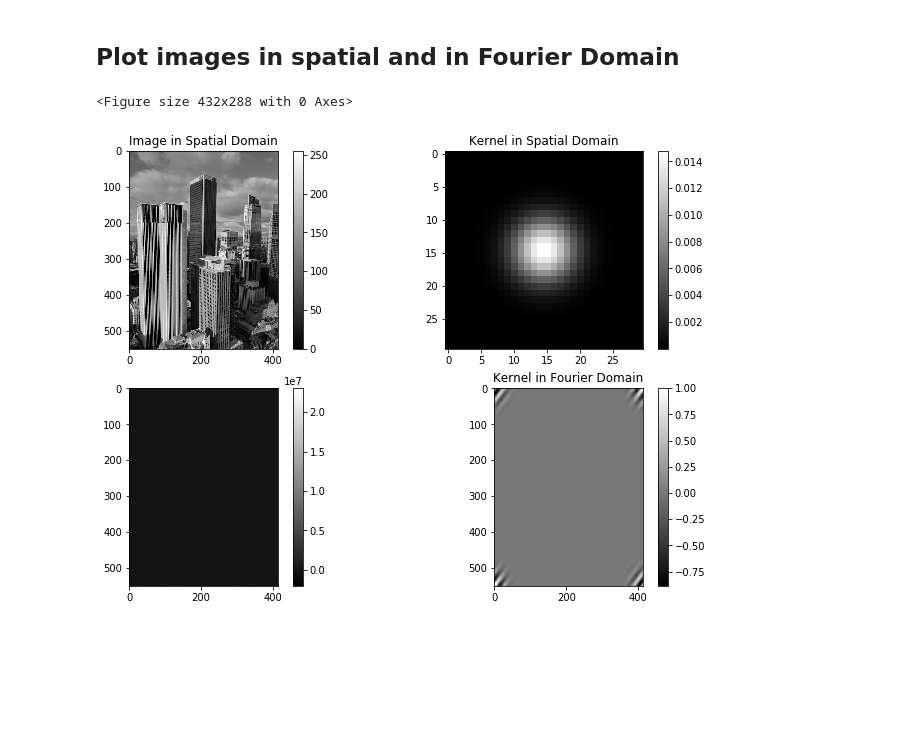
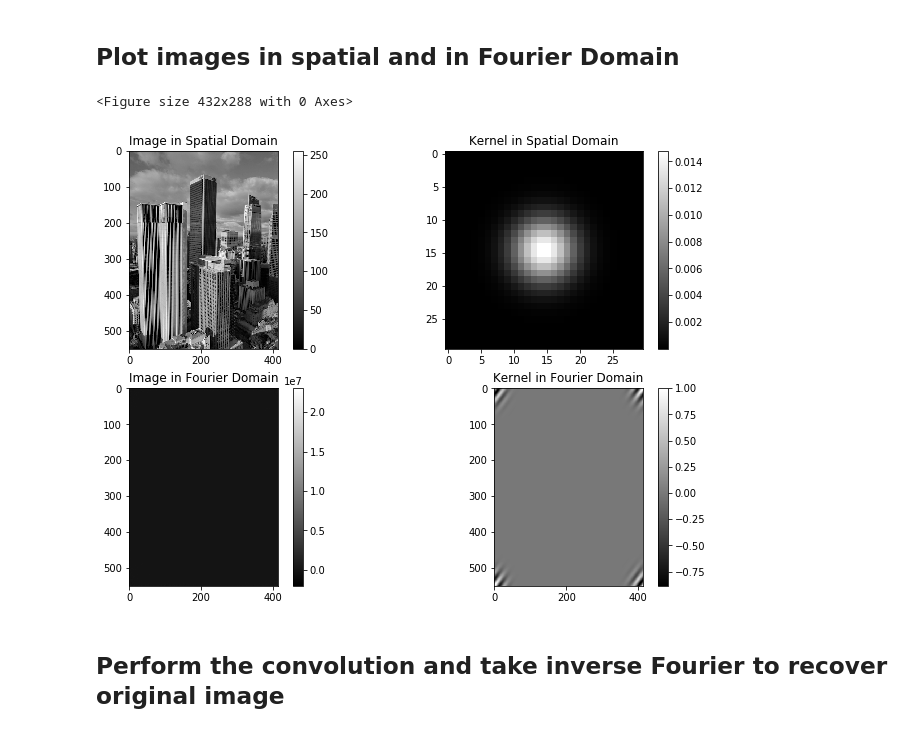
Before and after one commit to ednmolina/Image-Processing, a Jupyter notebook: Image Processing.ipynb, the cells around one changed output. Cells and saved outputs as stored; diff of their text form; code cells hidden in the pictures; blank space fills up the shorter version.

```diff
--- a/Image Processing.ipynb
+++ b/Image Processing.ipynb
@@ -888,25 +888,27 @@ image_fft = fftim.fft2(image)
 # %%
 plt.figure()
 fig, ax = plt.subplots(2, 2, figsize = (12,8))
 
 im1_sp = ax[0, 0].imshow(image, cmap = 'gray')
 ax[0, 0].title.set_text("Image in Spatial Domain")
 fig.colorbar(im1_sp, ax = ax[0, 0])
 
 im1_fft = ax[1, 0].imshow(image_fft.real, cmap = 'gray')
-ax[0, 1].title.set_text("Image in Fourier Domain")
+ax[1, 0].title.set_text("Image in Fourier Domain")
 fig.colorbar(im1_fft, ax = ax[1, 0])
 
 im2_sp = ax[0, 1].imshow(kernel, cmap = 'gray')
 ax[0, 1].title.set_text("Kernel in Spatial Domain")
 fig.colorbar(im2_sp, ax = ax[0, 1])
 
 
 im2_fft = ax[1, 1].imshow(kernel_fft.real, cmap = 'gray')
 ax[1, 1].title.set_text("Kernel in Fourier Domain")
 fig.colorbar(im2_fft, ax = ax[1, 1])
 
 plt.show()
 # %% [output]
 <Figure size 432x288 with 0 Axes>
-[figure, old version]
+[figure, new version]
+# %% [markdown]
+## Perform the convolution and take inverse Fourier to recover original image
```
Also changed, not shown: parts of 12 cells of this notebook, 2 other files.
